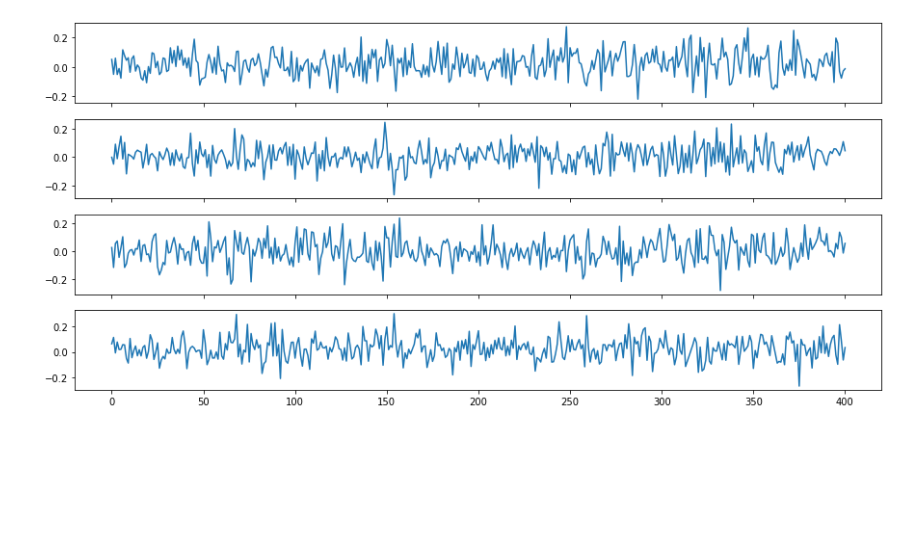
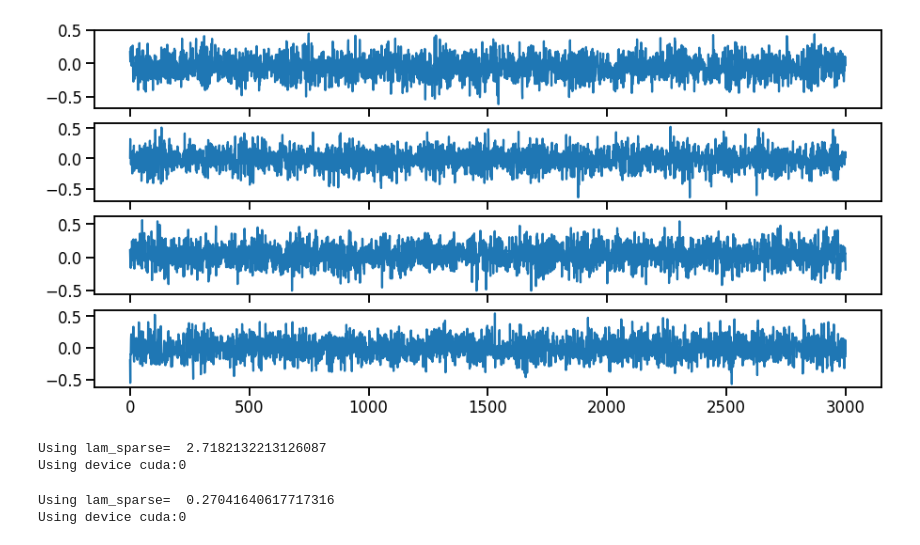
Before and after one commit to raeedcho/cst-dynamics, a Jupyter notebook: scripts/plot_cst_dynamics.ipynb, the cells around one changed output. Cells and saved outputs as stored; diff of their text form; code cells hidden in the pictures; blank space fills up the shorter version.

```diff
--- a/scripts/plot_cst_dynamics.ipynb
+++ b/scripts/plot_cst_dynamics.ipynb
@@ -1,12 +1,18 @@
 # %%
 from lfads_tf2.utils import load_data, load_posterior_averages
 import src.data
+import src.lfads_helpers
+import src.util
 import pyaldata
 import yaml
 from sklearn.decomposition import PCA
 import matplotlib.pyplot as plt
 import k3d
 import numpy as np
+from src.models import SSA
+import seaborn as sns
+
+sns.set_context('talk')
 
 %load_ext autoreload
 %autoreload 2
@@ -16,43 +22,43 @@ trial_data = src.data.load_clean_data('../data/trial_data/Earl_20190716_COCST_TD
 with open('../params.yaml', 'r') as params_file:
     params = yaml.safe_load(params_file)['lfads_prep']
 
-td_co = trial_data.groupby('task').get_group('CO')
-td_co = pyaldata.combine_time_bins(td_co,int(params['bin_size']/td_co['bin_size'].values[0]))
+td_cst = trial_data.groupby('task').get_group('CST')
+td_cst = pyaldata.combine_time_bins(td_cst,int(params['bin_size']/td_cst['bin_size'].values[0]))
 
 trial_ids = load_data(
     '../data/pre-lfads/',
-    prefix='Earl_20190716',
+    prefix='Earl_20190716_CST',
     signal='trial_id',
     merge_tv=True)[0].astype(int)
 
-post_data = load_posterior_averages('../results/lfads/Earl_20190716_CO', merge_tv=True)
-td_co = src.data.add_lfads_rates(td_co, post_data.rates/params['bin_size'], chopped_trial_ids=trial_ids, overlap=params['overlap'], new_sig_name='lfads_rates')
-td_co = src.data.add_lfads_rates(td_co, post_data.gen_inputs, chopped_trial_ids=trial_ids, overlap=params['overlap'], new_sig_name='lfads_gen_inputs')
+post_data = load_posterior_averages('../results/lfads/Earl_20190716_CST', merge_tv=True)
+td_cst = src.lfads_helpers.add_lfads_rates(td_cst, post_data.rates/params['bin_size'], chopped_trial_ids=trial_ids, overlap=params['overlap'], new_sig_name='lfads_rates')
+td_cst = src.lfads_helpers.add_lfads_rates(td_cst, post_data.gen_inputs, chopped_trial_ids=trial_ids, overlap=params['overlap'], new_sig_name='lfads_gen_inputs')
 
-td_co = src.data.trim_nans(td_co,ref_signals=['rel_hand_pos','lfads_rates'])
-# td_co = src.data.fill_kinematic_signals(td_co)
+td_cst = src.data.trim_nans(td_cst,ref_signals=['rel_hand_pos','lfads_rates'])
+# td_cst = src.data.fill_kinematic_signals(td_cst)
 
-td_co['M1_rates'] = [
+td_cst['M1_rates'] = [
     pyaldata.smooth_data(
         spikes/bin_size,
         dt=bin_size,
         std=0.05,
         backend='convolve',
-    ) for spikes,bin_size in zip(td_co['M1_spikes'],td_co['bin_size'])
+    ) for spikes,bin_size in zip(td_cst['M1_spikes'],td_cst['bin_size'])
 ]
 M1_pca_model = PCA()
-td_co = pyaldata.dim_reduce(td_co,M1_pca_model,'M1_rates','M1_pca')
+td_cst = pyaldata.dim_reduce(td_cst,M1_pca_model,'M1_rates','M1_pca')
 
 lfads_pca_model = PCA()
-td_co = pyaldata.dim_reduce(td_co,lfads_pca_model,'lfads_rates','lfads_pca')
+td_cst = pyaldata.dim_reduce(td_cst,lfads_pca_model,'lfads_rates','lfads_pca')
 
-start_time = -0.4
-end_time = 0.4
-td_co = pyaldata.restrict_to_interval(
-    td_co,
+start_time = -1.0
+end_time = 5.0
+td_cst = pyaldata.restrict_to_interval(
+    td_cst,
     start_point_name='idx_goCueTime',
-    rel_start=int(start_time/td_co.loc[td_co.index[0],'bin_size']),
-    rel_end=int(end_time/td_co.loc[td_co.index[0],'bin_size']),
+    rel_start=int(start_time/td_cst.loc[td_cst.index[0],'bin_size']),
+    rel_end=int(end_time/td_cst.loc[td_cst.index[0],'bin_size']),
     reset_index=False
 )
 # %% [output]
@@ -101,7 +90,19 @@ trace_plot.display()
 # %%
 fig,axs = plt.subplots(4,1,figsize=(15,7),sharex=True)
 
 for plotnum,ax in enumerate(axs):
-    ax.plot(td_co.iloc[0]['lfads_gen_inputs'][:,plotnum])
+    ax.plot(td_cst.iloc[134]['lfads_gen_inputs'][:,plotnum])
 # %% [output]
-[figure, old version]
+[figure, new version]
+# %%
+num_dims = 10
+M1_ssa_model = SSA(R=num_dims,n_epochs=3000,lr=0.01)
+td_cst = pyaldata.dim_reduce(td_cst,M1_ssa_model,'M1_rates','M1_ssa')
+
+lfads_ssa_model = SSA(R=num_dims,n_epochs=3000,lr=0.01)
+td_cst = pyaldata.dim_reduce(td_cst,lfads_ssa_model,'lfads_rates','lfads_ssa')
+# %% [output]
+Using lam_sparse=  2.7182132213126087
+Using device cuda:0
+Using lam_sparse=  0.27041640617717316
+Using device cuda:0
```
Also changed, not shown: parts of 8 cells of this notebook, 7 other files.
